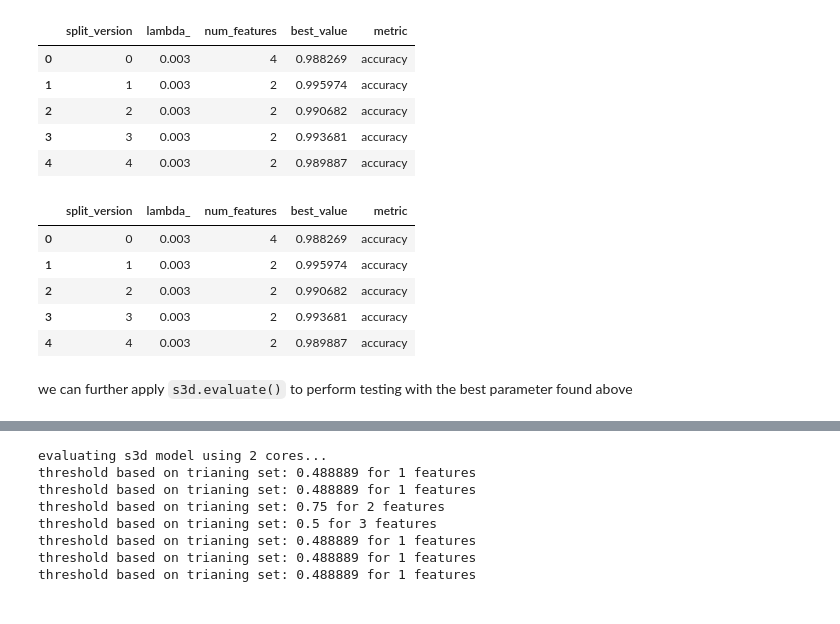
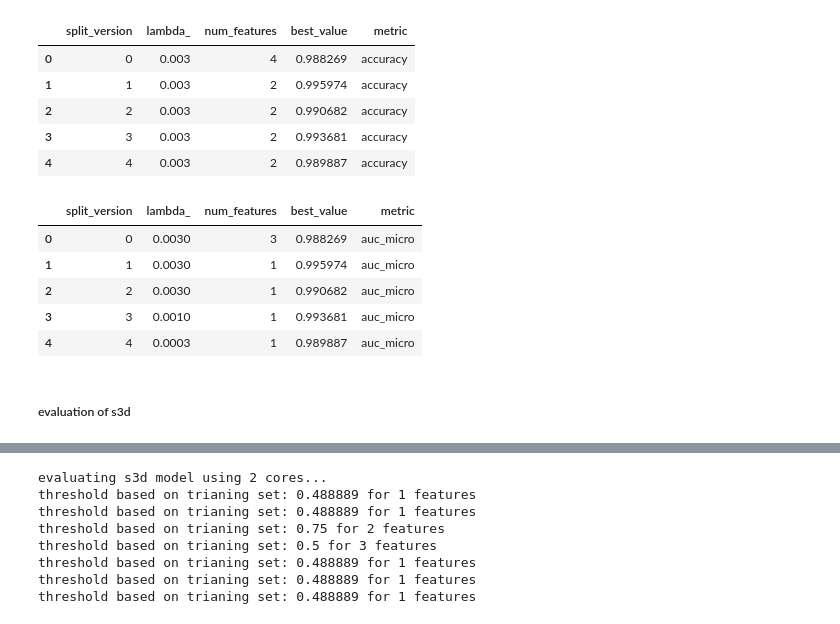
Before and after one commit to peterfennell/S3D, a Jupyter notebook: s3d/quickstart.ipynb, the cells around one changed output, grey strips where cells are left out. Saved outputs shown, nothing was run; the diff lists cells and outputs as text; code cells hidden in the pictures.

```diff
--- a/s3d/quickstart.ipynb
+++ b/s3d/quickstart.ipynb
@@ -511,13 +522,13 @@ utils.find_best_param(performance_file='cv/{}/performance.csv'.format(data_name)
 | 4 | 4 | 0.003 | 2 | 0.989887 | accuracy |
 # %%
 utils.find_best_param(performance_file='cv/{}/performance.csv'.format(data_name),
-                      validation_metric='accuracy')
+                      validation_metric='auc_micro')
 # %% [output]
 |  | split_version | lambda_ | num_features | best_value | metric |
-| 0 | 0 | 0.003 | 4 | 0.988269 | accuracy |
-| 1 | 1 | 0.003 | 2 | 0.995974 | accuracy |
-| 2 | 2 | 0.003 | 2 | 0.990682 | accuracy |
-| 3 | 3 | 0.003 | 2 | 0.993681 | accuracy |
-| 4 | 4 | 0.003 | 2 | 0.989887 | accuracy |
+| 0 | 0 | 0.0030 | 3 | 0.988269 | auc_micro |
+| 1 | 1 | 0.0030 | 1 | 0.995974 | auc_micro |
+| 2 | 2 | 0.0030 | 1 | 0.990682 | auc_micro |
+| 3 | 3 | 0.0010 | 1 | 0.993681 | auc_micro |
+| 4 | 4 | 0.0003 | 1 | 0.989887 | auc_micro |
-# %% [markdown]
-we can further apply `s3d.evaluate()` to perform testing with the best parameter found above
+# %% [markdown]
+##### evaluation of s3d
```
Also changed, not shown: parts of 30 cells of this notebook, 4 other files.
